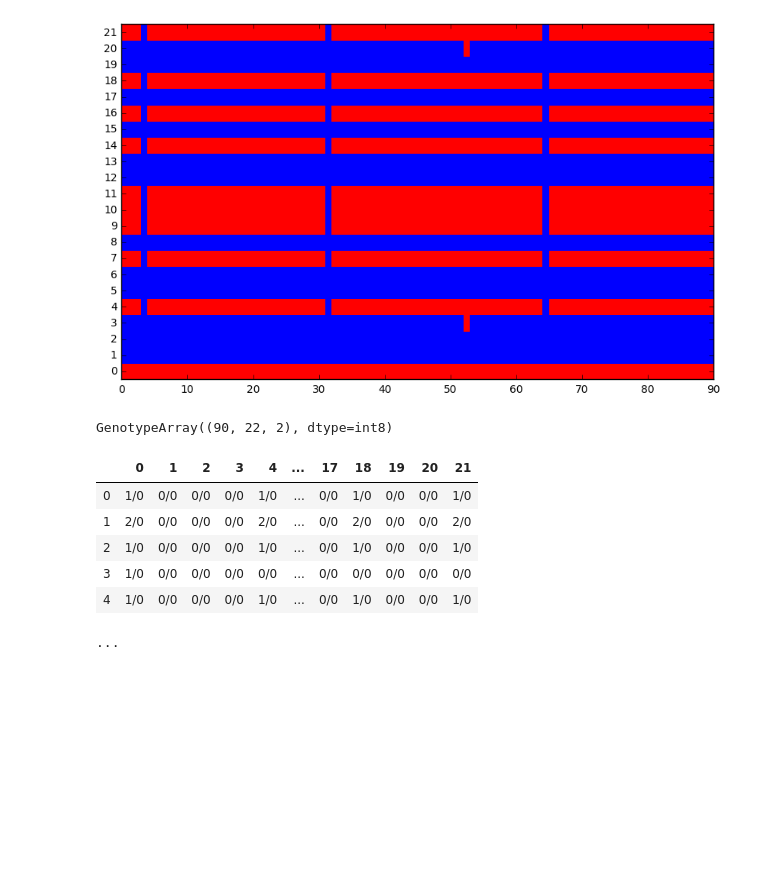
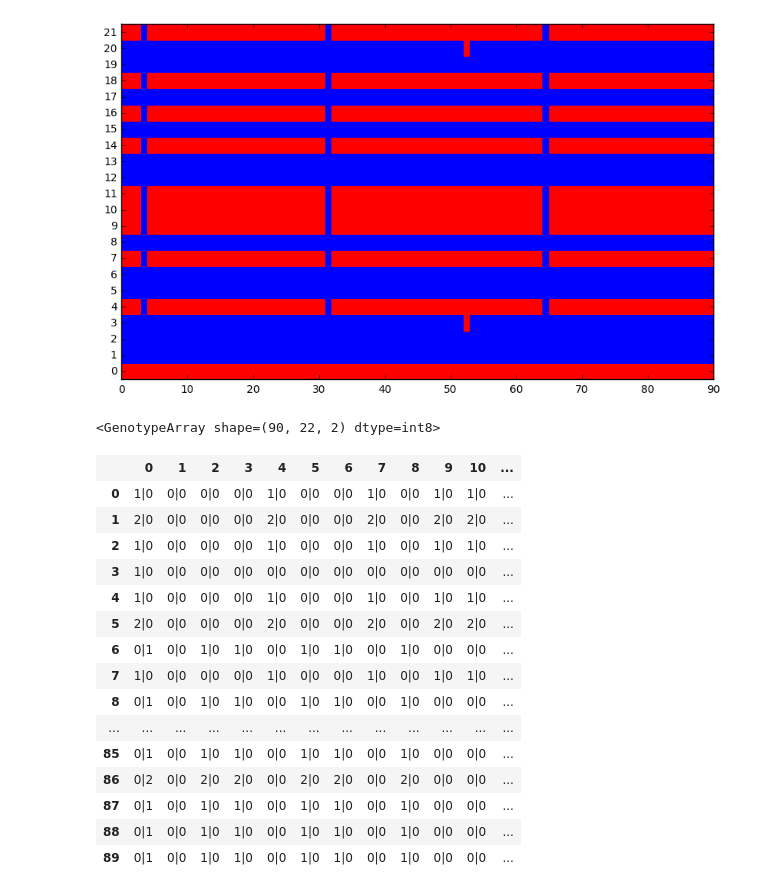
Before and after one commit to cggh/scikit-allel, a Jupyter notebook: notebooks/sandbox/phase_by_transmission.ipynb, the cells around one changed output. Cells and saved outputs as stored; diff of their text form; code cells hidden in the pictures; blank space fills up the shorter version.

```diff
--- a/notebooks/sandbox/phase_by_transmission.ipynb
+++ b/notebooks/sandbox/phase_by_transmission.ipynb
@@ -274,5 +298,5 @@ Wall time: 44.8 ms
 # %%
 # step 1 - phase progeny by transmission
-g_mat_het_phased, is_phased_mat = allel.stats.phase_progeny_by_transmission(g_mat_het)
+g_mat_het_phased = allel.stats.phase_progeny_by_transmission(g_mat_het)
 g_mat_het_phased
 # %% [output]
@@ -297,10 +318,6 @@ Wall time: 161 ms
 # %%
 # step 2 - phase mother by transmission
-g_mat_het_phased_parent, is_phased_parent_mat = allel.stats.phase_parents_by_transmission(
-    g_mat_het_phased,
-    is_phased_mat,
-    window_size=10,
-)
+g_mat_het_phased_parent = allel.stats.phase_parents_by_transmission(g_mat_het_phased, window_size=10)
 # %%
 g_mat_het_phased_parent
 # %% [output]
@@ -364,13 +383,22 @@ ax.autoscale(axis='both', tight=True)
 # %% [output]
 [figure]
 # %%
-g_mat_het_phased_parent[103010:103100]
+g_mat_het_phased_parent[103010:103100].displayall()
 # %% [output]
-GenotypeArray((90, 22, 2), dtype=int8)
+<GenotypeArray shape=(90, 22, 2) dtype=int8>
-|  | 0 | 1 | 2 | 3 | 4 | ... | 17 | 18 | 19 | 20 | 21 |
-| 0 | 1/0 | 0/0 | 0/0 | 0/0 | 1/0 | ... | 0/0 | 1/0 | 0/0 | 0/0 | 1/0 |
-| 1 | 2/0 | 0/0 | 0/0 | 0/0 | 2/0 | ... | 0/0 | 2/0 | 0/0 | 0/0 | 2/0 |
-| 2 | 1/0 | 0/0 | 0/0 | 0/0 | 1/0 | ... | 0/0 | 1/0 | 0/0 | 0/0 | 1/0 |
-| 3 | 1/0 | 0/0 | 0/0 | 0/0 | 0/0 | ... | 0/0 | 0/0 | 0/0 | 0/0 | 0/0 |
-| 4 | 1/0 | 0/0 | 0/0 | 0/0 | 1/0 | ... | 0/0 | 1/0 | 0/0 | 0/0 | 1/0 |
+|  | 0 | 1 | 2 | 3 | 4 | 5 | 6 | 7 | 8 | 9 | 10 | ... |
+| 0 | 1|0 | 0|0 | 0|0 | 0|0 | 1|0 | 0|0 | 0|0 | 1|0 | 0|0 | 1|0 | 1|0 | ... |
+| 1 | 2|0 | 0|0 | 0|0 | 0|0 | 2|0 | 0|0 | 0|0 | 2|0 | 0|0 | 2|0 | 2|0 | ... |
+| 2 | 1|0 | 0|0 | 0|0 | 0|0 | 1|0 | 0|0 | 0|0 | 1|0 | 0|0 | 1|0 | 1|0 | ... |
+| 3 | 1|0 | 0|0 | 0|0 | 0|0 | 0|0 | 0|0 | 0|0 | 0|0 | 0|0 | 0|0 | 0|0 | ... |
+| 4 | 1|0 | 0|0 | 0|0 | 0|0 | 1|0 | 0|0 | 0|0 | 1|0 | 0|0 | 1|0 | 1|0 | ... |
+| 5 | 2|0 | 0|0 | 0|0 | 0|0 | 2|0 | 0|0 | 0|0 | 2|0 | 0|0 | 2|0 | 2|0 | ... |
+| 6 | 0|1 | 0|0 | 1|0 | 1|0 | 0|0 | 1|0 | 1|0 | 0|0 | 1|0 | 0|0 | 0|0 | ... |
+| 7 | 1|0 | 0|0 | 0|0 | 0|0 | 1|0 | 0|0 | 0|0 | 1|0 | 0|0 | 1|0 | 1|0 | ... |
+| 8 | 0|1 | 0|0 | 1|0 | 1|0 | 0|0 | 1|0 | 1|0 | 0|0 | 1|0 | 0|0 | 0|0 | ... |
+| ... | ... | ... | ... | ... | ... | ... | ... | ... | ... | ... | ... | ... |
+| 85 | 0|1 | 0|0 | 1|0 | 1|0 | 0|0 | 1|0 | 1|0 | 0|0 | 1|0 | 0|0 | 0|0 | ... |
+| 86 | 0|2 | 0|0 | 2|0 | 2|0 | 0|0 | 2|0 | 2|0 | 0|0 | 2|0 | 0|0 | 0|0 | ... |
+| 87 | 0|1 | 0|0 | 1|0 | 1|0 | 0|0 | 1|0 | 1|0 | 0|0 | 1|0 | 0|0 | 0|0 | ... |
+| 88 | 0|1 | 0|0 | 1|0 | 1|0 | 0|0 | 1|0 | 1|0 | 0|0 | 1|0 | 0|0 | 0|0 | ... |
+| 89 | 0|1 | 0|0 | 1|0 | 1|0 | 0|0 | 1|0 | 1|0 | 0|0 | 1|0 | 0|0 | 0|0 | ... |
-...
```
Also changed, not shown: parts of 26 cells of this notebook, 9 other files.
